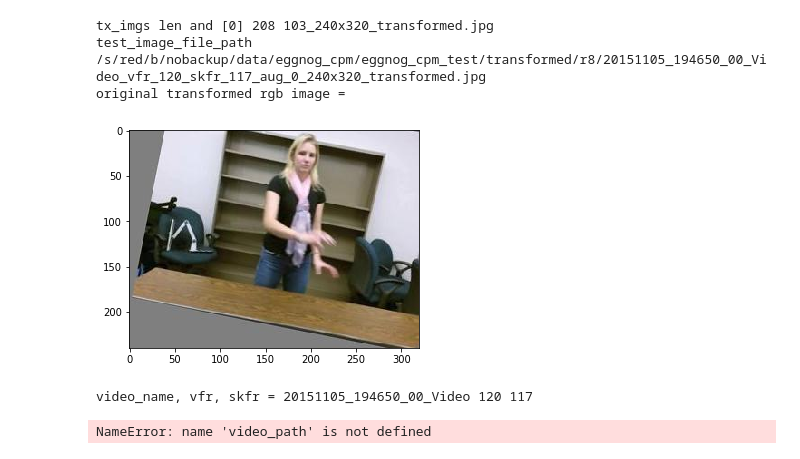
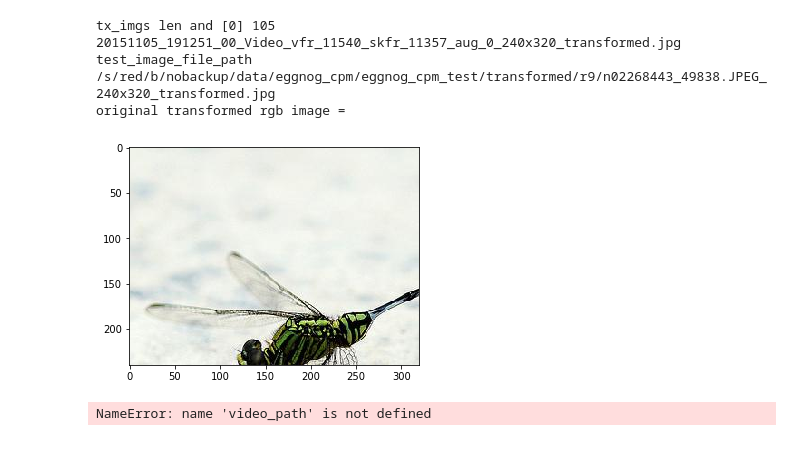
Before and after one commit to GuruMulay/Adapting-RGB-Pose-Estimation-to-New-Domains, a Jupyter notebook: training/gt_visualizer.ipynb, the cells around one changed output. Cells and saved outputs as stored; diff of their text form; code cells hidden in the pictures.

Commit message:
added imagenet images in the eggnog train and val set

```diff
--- a/training/gt_visualizer.ipynb
+++ b/training/gt_visualizer.ipynb
@@ -66,8 +66,9 @@ gt_file_pre = "20151116_230144_00_Video_vfr_1005_skfr_996"
 # gt_raw_data_path = "/s/red/b/nobackup/data/eggnog_cpm/eggnog_cpm_test/s04/part1_layout_p08/20151113_224707_00_Video/"
 # gt_file_pre = "20151113_224707_00_Video_vfr_1015_skfr_990"
 # %%
+imagenet = True
 ## list directory of output transformed images
-transformed_dir = "/s/red/b/nobackup/data/eggnog_cpm/eggnog_cpm_test/transformed/r8/"
+transformed_dir = "/s/red/b/nobackup/data/eggnog_cpm/eggnog_cpm_test/transformed/r9/"
 # "/s/red/b/nobackup/data/eggnog_cpm/eggnog_cpm/s11/part2_layout_p21/20151208_202800_00_Video_augmented/"
 # "/s/red/b/nobackup/data/eggnog_cpm/eggnog_cpm_test/transformed/r5/"
 # "/s/red/b/nobackup/data/eggnog_cpm/eggnog_cpm/s10/part2_layout_p19/20151203_234906_00_Video_version1"
@@ -84,7 +85,7 @@ transformed_dir = "/s/red/b/nobackup/data/eggnog_cpm/eggnog_cpm_test/transformed
 tx_imgs = [im for im in sorted(os.listdir(transformed_dir)) if im.endswith('.jpg')]
 print("tx_imgs len and [0]", len(tx_imgs), tx_imgs[0])
 
-image_idx = 29
+image_idx = 100
 
 
 # original image 240x320
@@ -102,12 +103,12 @@ plt.figure(0)
 plt.imshow(rgb_image)
 plt.show()
 
-### search the video for this image
-video_name = tx_imgs[image_idx].split('_vfr')[0]
-name_part2 = tx_imgs[image_idx].split('_vfr')[1].split('_')
-vfr = int(name_part2[1])
-skfr = int(name_part2[3])
-print("video_name, vfr, skfr =", video_name, vfr, skfr)
+# ### search the video for this image
+# video_name = tx_imgs[image_idx].split('_vfr')[0]
+# name_part2 = tx_imgs[image_idx].split('_vfr')[1].split('_')
+# vfr = int(name_part2[1])
+# skfr = int(name_part2[3])
+# print("video_name, vfr, skfr =", video_name, vfr, skfr)
 
 
 # print("=============================================")
@@ -122,37 +123,36 @@ print("video_name, vfr, skfr =", video_name, vfr, skfr)
 # xyz_skeleton_data, rgb_skeleton_data = prep.load_skeleton_data_for_video(video_path)
 # frame_dict = prep.load_frames_file(video_path)
 # vfr_time = frame_dict[vfr]
 # print("vfr_time", vfr_time)
 # print("len frame_dict", len(frame_dict.keys()))
 
 # print("rgb_skeleton_data", rgb_skeleton_data.shape, rgb_skeleton_data[..., 0].shape)
 # nearest_idx, nearest_time = prep.find_nearest_frameindex_from_skeleton_file(rgb_skeleton_data[...,0], frame_dict[vfr])
 # print("nearest_idx, nearest_time", nearest_idx, nearest_time)
 # print("", rgb_skeleton_data[nearest_idx+1], rgb_skeleton_data[nearest_idx-1])
 
 # print("rgb nearest", nearest_time, nearest_idx, rgb_skeleton_data[nearest_idx])
 # rgb_kp = rgb_skeleton_data[nearest_idx][1:].reshape((19,2))
 # print("rgb kp", rgb_kp)
 
 # cap = cv2.VideoCapture(video_path)
 # assert(cap.isOpened() == True)
 
 # cap.set(cv2.CAP_PROP_POS_FRAMES, vfr)
 # success, frame = cap.read()  # frame is read as (h, w, c)
 # if success:
 #     print("frame.shape", frame.shape)
 #     img_full = frame[...,::-1]
 #     img_central = img_full[:, 240:(1920-240), :]
 #     print("original full rgb image =")
 #     plt.figure()
 #     plt.imshow(img_full)
 #     plt.show()
 # %% [output]
-tx_imgs len and [0] 208 103_240x320_transformed.jpg
-test_image_file_path /s/red/b/nobackup/data/eggnog_cpm/eggnog_cpm_test/transformed/r8/20151105_194650_00_Video_vfr_120_skfr_117_aug_0_240x320_transformed.jpg
+tx_imgs len and [0] 105 20151105_191251_00_Video_vfr_11540_skfr_11357_aug_0_240x320_transformed.jpg
+test_image_file_path /s/red/b/nobackup/data/eggnog_cpm/eggnog_cpm_test/transformed/r9/n02268443_49838.JPEG_240x320_transformed.jpg
 original transformed rgb image =
-[figure, old version]
+[figure, new version]
-video_name, vfr, skfr = 20151105_194650_00_Video 120 117
 # %%
 ### video visualization with opencv
 print("reading video", video_path)
```
Also changed, not shown: parts of 2 cells of this notebook, 2 other files.
